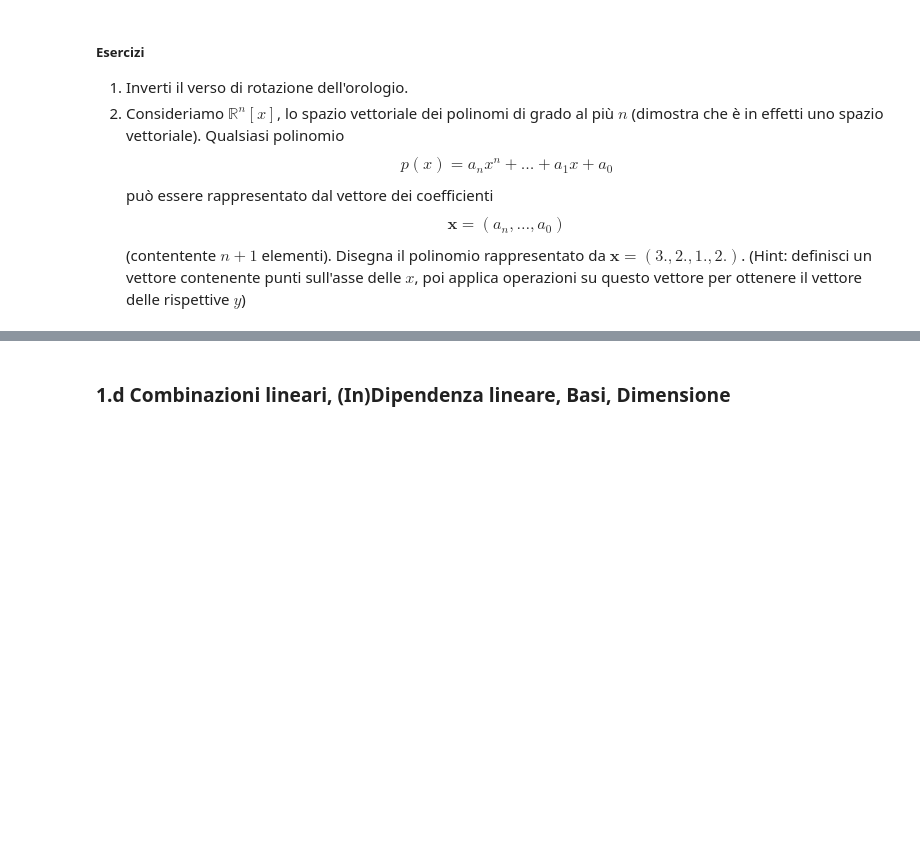
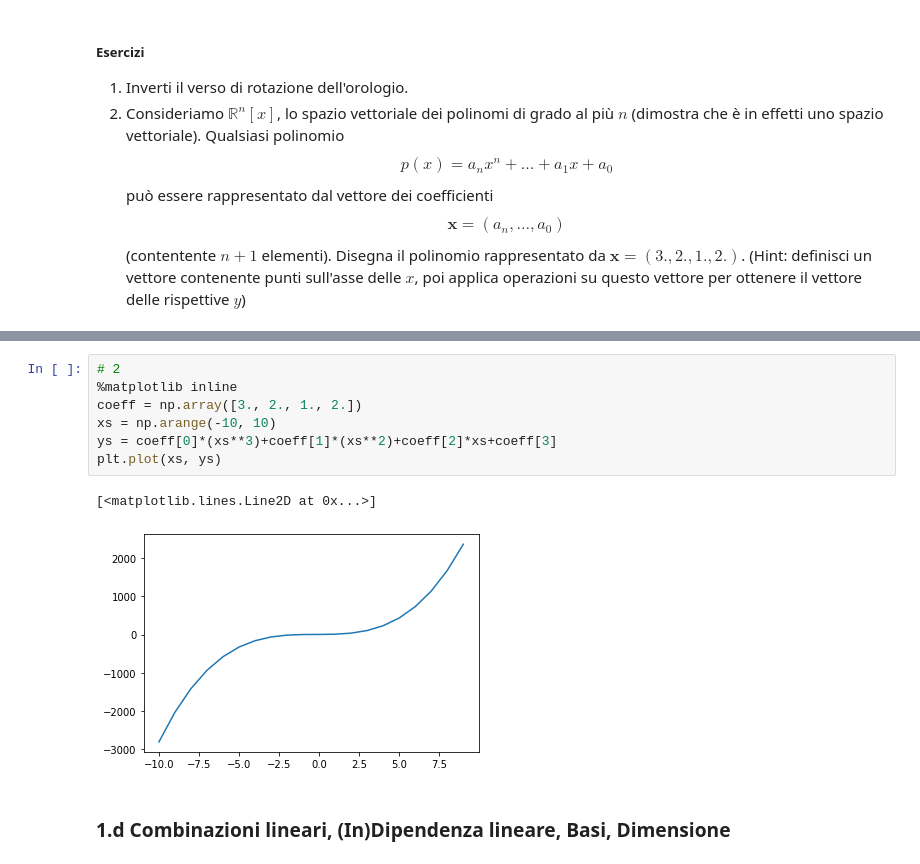
Before and after one commit to erodola/NumMeth-s2-2022, a Jupyter notebook: esercizi/ex1/ex1_full.ipynb, the cells around one changed output, grey strips where cells are left out. Saved outputs shown, nothing was run; the diff lists cells and outputs as text; blank space fills up the shorter version.

```diff
--- a/esercizi/ex1/ex1_full.ipynb
+++ b/esercizi/ex1/ex1_full.ipynb
@@ -494,3 +537,13 @@ np.sqrt(x @ x) = 5.916079783099616
+# %%
+# 2
+%matplotlib inline
+coeff = np.array([3., 2., 1., 2.])
+xs = np.arange(-10, 10)
+ys = coeff[0]*(xs**3)+coeff[1]*(xs**2)+coeff[2]*xs+coeff[3]
+plt.plot(xs, ys)
+# %% [output]
+[<matplotlib.lines.Line2D at 0x...>]
+[figure, added]
 # %% [markdown]
 ### 1.d Combinazioni lineari, (In)Dipendenza lineare, Basi, Dimensione
 # %% [markdown]
```
Also changed, not shown: parts of 10 cells of this notebook.
